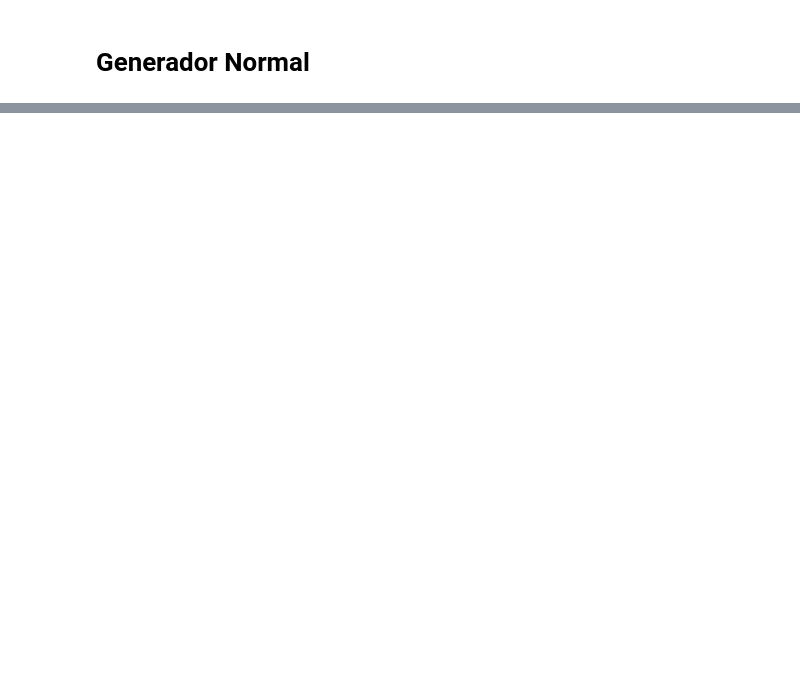
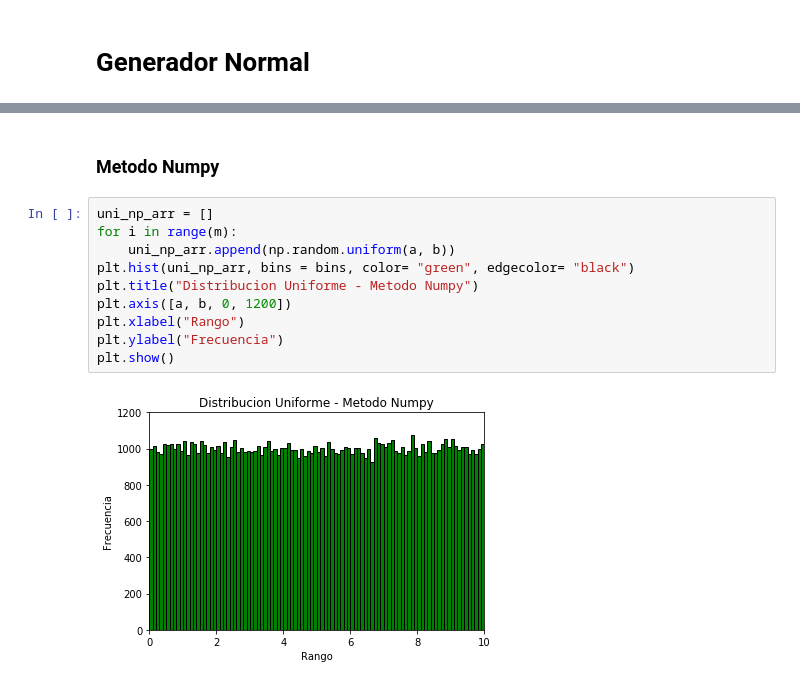
Before and after one commit to alejaz92/facultad, a Jupyter notebook: TP2.2.ipynb, the cells around one changed output, grey strips where cells are left out. Cells and saved outputs as stored; diff of their text form; blank space fills up the shorter version.

```diff
--- a/TP2.2.ipynb
+++ b/TP2.2.ipynb
@@ -36,0 +85,14 @@ plt.show()
+# %% [markdown]
+### Metodo Numpy
+# %%
+uni_np_arr = []
+for i in range(m):
+    uni_np_arr.append(np.random.uniform(a, b))
+plt.hist(uni_np_arr, bins = bins, color= "green", edgecolor= "black")
+plt.title("Distribucion Uniforme - Metodo Numpy")
+plt.axis([a, b, 0, 1200])
+plt.xlabel("Rango")
+plt.ylabel("Frecuencia")
+plt.show()
+# %% [output]
+[figure, added]
```
Also changed, not shown: parts of 17 cells of this notebook.
